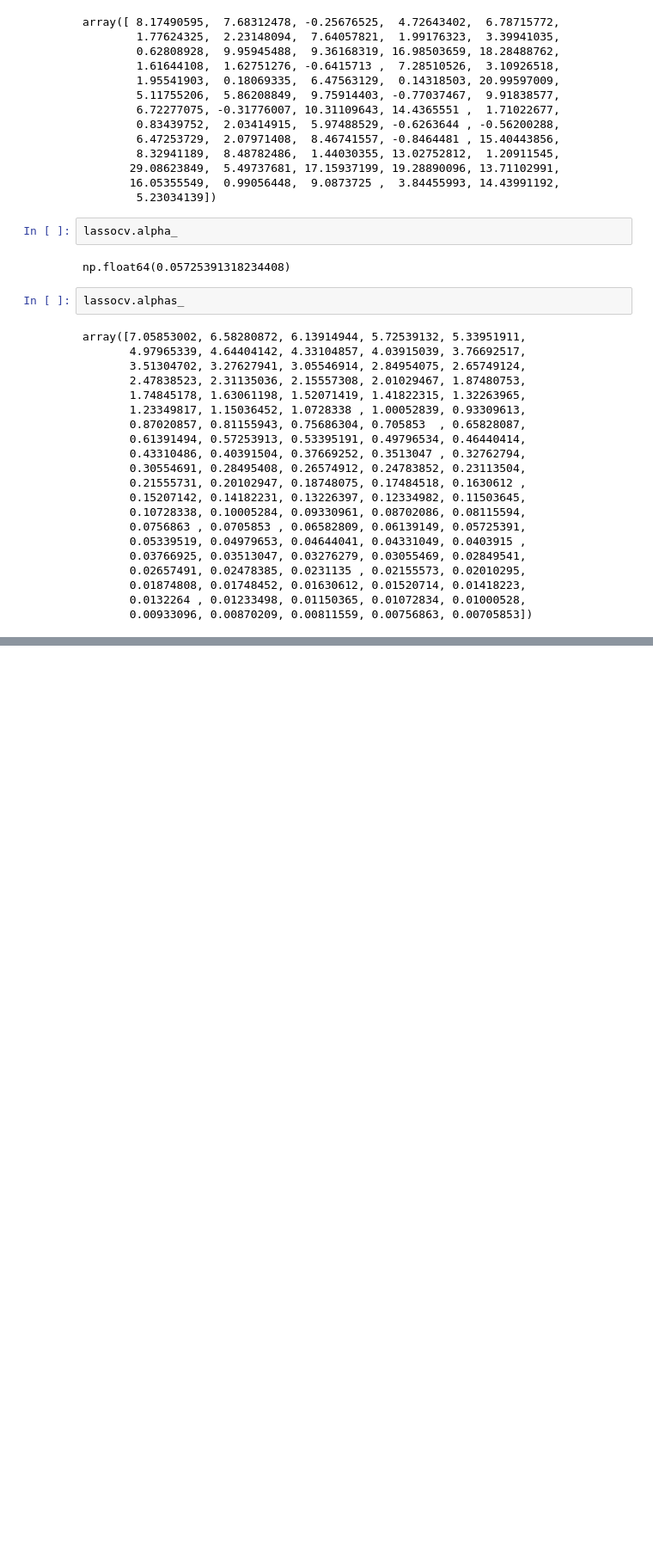
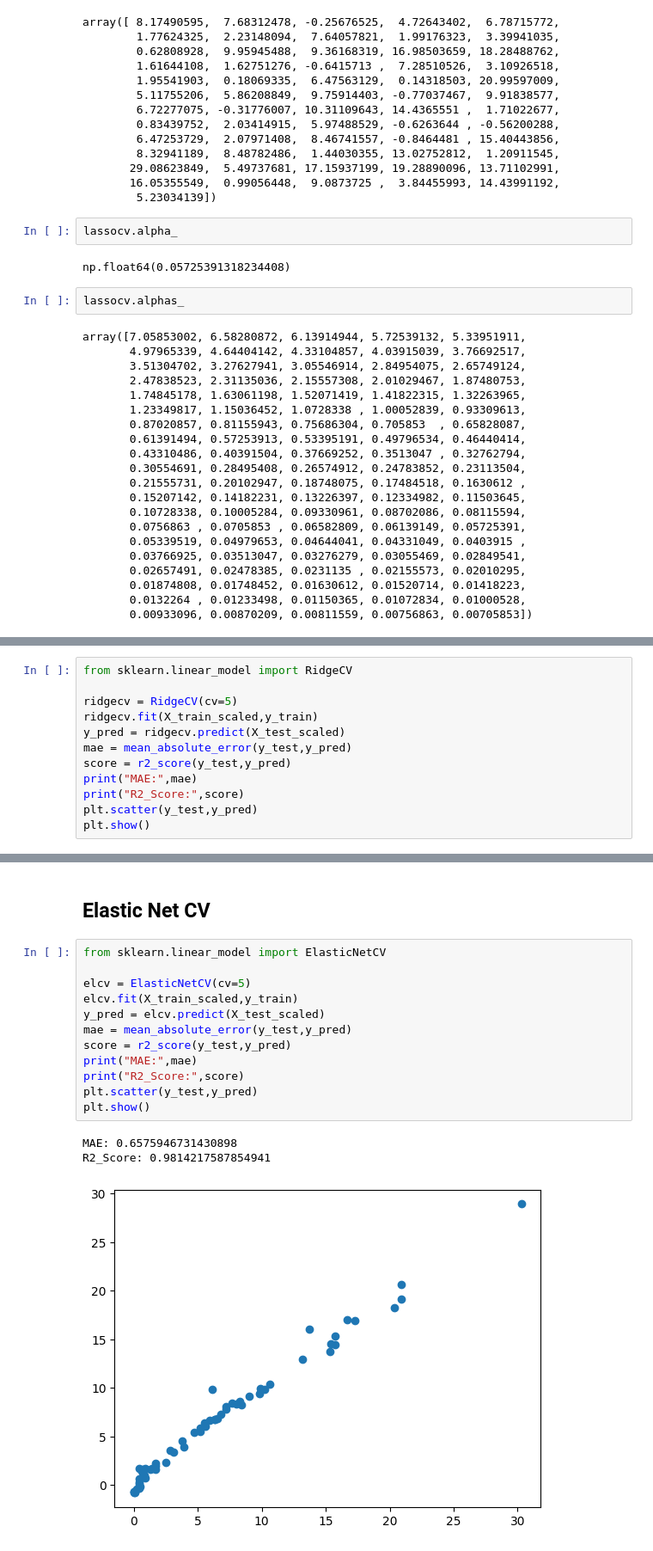
Before and after one commit to buildwithadi/DS-ML-DL-NLP-Bootcamp, a Jupyter notebook: Machine Learning/2-Ridge-Lasso-ElasticNet/modelTraining.ipynb, the cells around one changed output, grey strips where cells are left out. Shown at 86% size. Cells and saved outputs as stored; diff of their text form; blank space fills up the shorter version.

```diff
--- a/Machine Learning/2-Ridge-Lasso-ElasticNet/modelTraining.ipynb
+++ b/Machine Learning/2-Ridge-Lasso-ElasticNet/modelTraining.ipynb
@@ -264,0 +281,12 @@ array([7.05853002, 6.58280872, 6.13914944, 5.72539132, 5.33951911,
+# %%
+from sklearn.linear_model import RidgeCV
+
+ridgecv = RidgeCV(cv=5)
+ridgecv.fit(X_train_scaled,y_train)
+y_pred = ridgecv.predict(X_test_scaled)
+mae = mean_absolute_error(y_test,y_pred)
+score = r2_score(y_test,y_pred)
+print("MAE:",mae)
+print("R2_Score:",score)
+plt.scatter(y_test,y_pred)
+plt.show()
@@ -264,0 +297,18 @@ array([7.05853002, 6.58280872, 6.13914944, 5.72539132, 5.33951911,
+# %% [markdown]
+## Elastic Net CV
+# %%
+from sklearn.linear_model import ElasticNetCV
+
+elcv = ElasticNetCV(cv=5)
+elcv.fit(X_train_scaled,y_train)
+y_pred = elcv.predict(X_test_scaled)
+mae = mean_absolute_error(y_test,y_pred)
+score = r2_score(y_test,y_pred)
+print("MAE:",mae)
+print("R2_Score:",score)
+plt.scatter(y_test,y_pred)
+plt.show()
+# %% [output]
+MAE: 0.6575946731430898
+R2_Score: 0.9814217587854941
+[figure, added]
```
Also changed, not shown: parts of 4 cells of this notebook.
